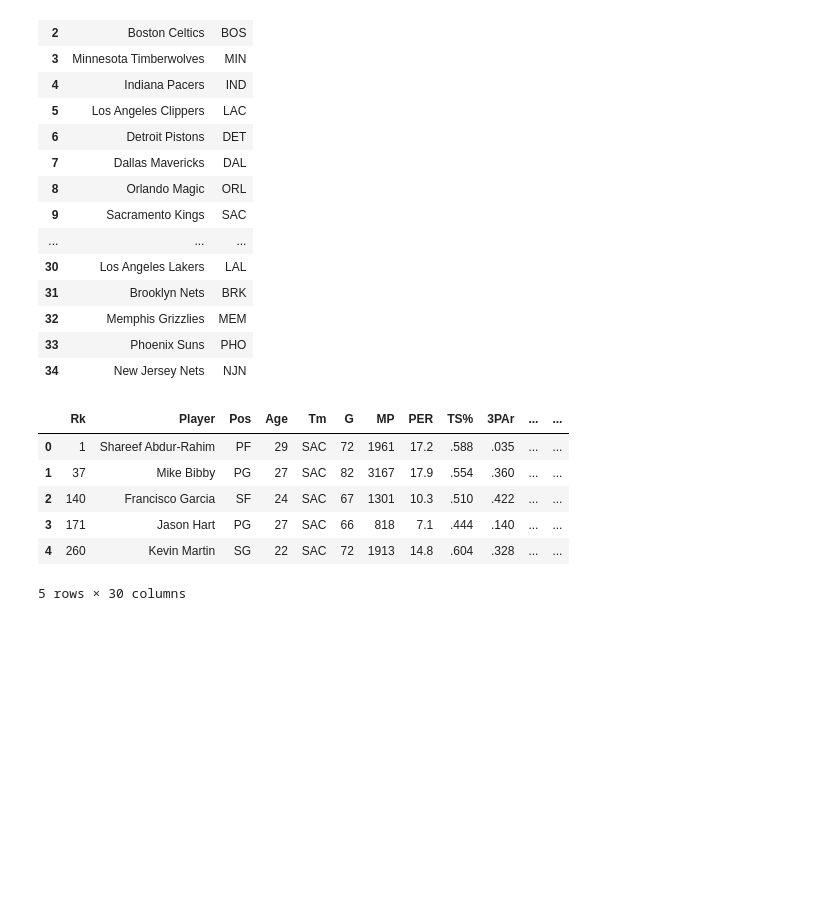
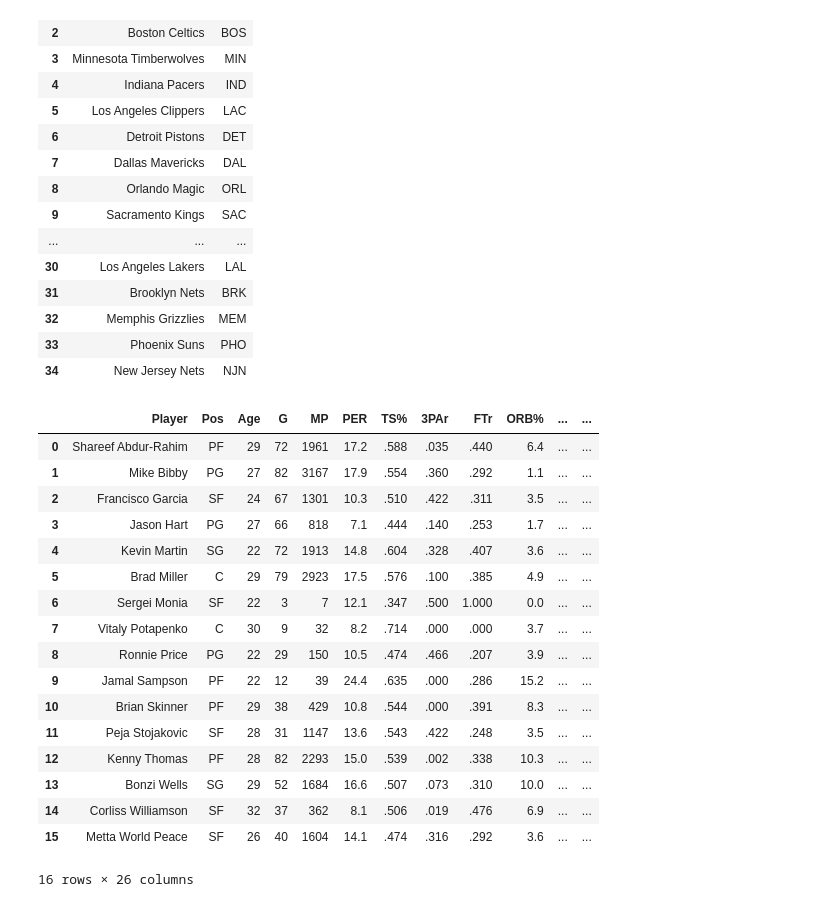
Before and after one commit to dmacUT/nba-final4-projections, a Jupyter notebook: NBAplayerdata.ipynb, the cells around one changed output. Cells and saved outputs as stored; diff of their text form; code cells hidden in the pictures; blank space fills up the shorter version.

Commit message:
3rd player data commit

```diff
--- a/NBAplayerdata.ipynb
+++ b/NBAplayerdata.ipynb
@@ -273,12 +273,29 @@ tconv
 # %%
 apf = pd.merge(allplayers, tconv, on='Tm', how='outer')
 # %%
-apf.drop('t_yr', axis=1)
+apf.drop('t_yr', axis=1, inplace=True)
-# %% [output]
-|  | Rk | Player | Pos | Age | Tm | G | MP | PER | TS% | 3PAr | ... | ... |
-| 0 | 1 | Shareef Abdur-Rahim | PF | 29 | SAC | 72 | 1961 | 17.2 | .588 | .035 | ... | ... |
-| 1 | 37 | Mike Bibby | PG | 27 | SAC | 82 | 3167 | 17.9 | .554 | .360 | ... | ... |
-| 2 | 140 | Francisco Garcia | SF | 24 | SAC | 67 | 1301 | 10.3 | .510 | .422 | ... | ... |
-| 3 | 171 | Jason Hart | PG | 27 | SAC | 66 | 818 | 7.1 | .444 | .140 | ... | ... |
-| 4 | 260 | Kevin Martin | SG | 22 | SAC | 72 | 1913 | 14.8 | .604 | .328 | ... | ... |
-5 rows × 30 columns
+# %%
+apf['TM'] = apf['Team'] + ' ' + apf['YR']
+# %%
+apf.drop(['Rk', 'Tm', 'YR', 'Team'], axis=1, inplace=True)
+# %%
+apf[apf.TM == 'Sacramento Kings 05-06']
+# %% [output]
+|  | Player | Pos | Age | G | MP | PER | TS% | 3PAr | FTr | ORB% | ... | ... |
+| 0 | Shareef Abdur-Rahim | PF | 29 | 72 | 1961 | 17.2 | .588 | .035 | .440 | 6.4 | ... | ... |
+| 1 | Mike Bibby | PG | 27 | 82 | 3167 | 17.9 | .554 | .360 | .292 | 1.1 | ... | ... |
+| 2 | Francisco Garcia | SF | 24 | 67 | 1301 | 10.3 | .510 | .422 | .311 | 3.5 | ... | ... |
+| 3 | Jason Hart | PG | 27 | 66 | 818 | 7.1 | .444 | .140 | .253 | 1.7 | ... | ... |
+| 4 | Kevin Martin | SG | 22 | 72 | 1913 | 14.8 | .604 | .328 | .407 | 3.6 | ... | ... |
+| 5 | Brad Miller | C | 29 | 79 | 2923 | 17.5 | .576 | .100 | .385 | 4.9 | ... | ... |
+| 6 | Sergei Monia | SF | 22 | 3 | 7 | 12.1 | .347 | .500 | 1.000 | 0.0 | ... | ... |
+| 7 | Vitaly Potapenko | C | 30 | 9 | 32 | 8.2 | .714 | .000 | .000 | 3.7 | ... | ... |
+| 8 | Ronnie Price | PG | 22 | 29 | 150 | 10.5 | .474 | .466 | .207 | 3.9 | ... | ... |
+| 9 | Jamal Sampson | PF | 22 | 12 | 39 | 24.4 | .635 | .000 | .286 | 15.2 | ... | ... |
+| 10 | Brian Skinner | PF | 29 | 38 | 429 | 10.8 | .544 | .000 | .391 | 8.3 | ... | ... |
+| 11 | Peja Stojakovic | SF | 28 | 31 | 1147 | 13.6 | .543 | .422 | .248 | 3.5 | ... | ... |
+| 12 | Kenny Thomas | PF | 28 | 82 | 2293 | 15.0 | .539 | .002 | .338 | 10.3 | ... | ... |
+| 13 | Bonzi Wells | SG | 29 | 52 | 1684 | 16.6 | .507 | .073 | .310 | 10.0 | ... | ... |
+| 14 | Corliss Williamson | SF | 32 | 37 | 362 | 8.1 | .506 | .019 | .476 | 6.9 | ... | ... |
+| 15 | Metta World Peace | SF | 26 | 40 | 1604 | 14.1 | .474 | .316 | .292 | 3.6 | ... | ... |
+16 rows × 26 columns
```
Also changed, not shown: parts of 12 cells of this notebook.
